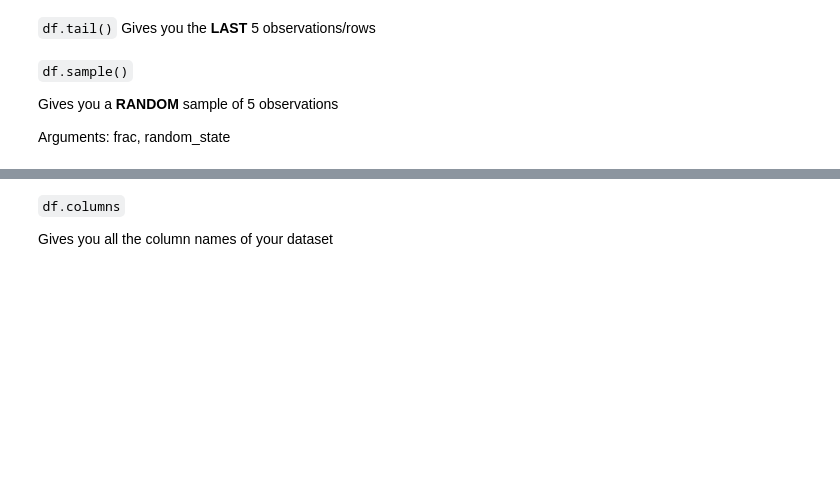
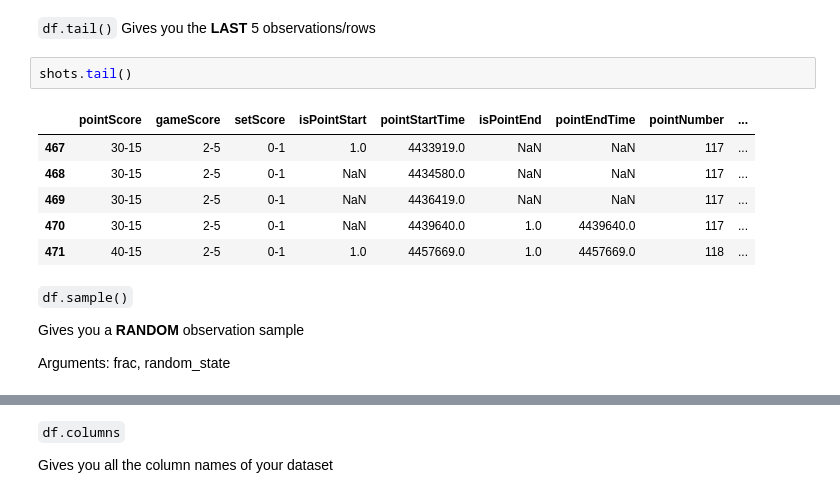
Before and after one commit to cjgimena/consulting-spring2025, a Jupyter notebook: week2.ipynb, the cells around one changed output, grey strips where cells are left out. Drawn from its saved outputs; the diff is of its cells as text; blank space fills up the shorter version.

```diff
--- a/week2.ipynb
+++ b/week2.ipynb
@@ -46,9 +66,18 @@ Gives you the **FIRST** 5 observations/rows
 # %% [markdown]
 `df.tail()`
 Gives you the **LAST** 5 observations/rows
+# %%
+shots.tail()
+# %% [output]
+|  | pointScore | gameScore | setScore | isPointStart | pointStartTime | isPointEnd | pointEndTime | pointNumber | ... |
+| 467 | 30-15 | 2-5 | 0-1 | 1.0 | 4433919.0 | NaN | NaN | 117 | ... |
+| 468 | 30-15 | 2-5 | 0-1 | NaN | 4434580.0 | NaN | NaN | 117 | ... |
+| 469 | 30-15 | 2-5 | 0-1 | NaN | 4436419.0 | NaN | NaN | 117 | ... |
+| 470 | 30-15 | 2-5 | 0-1 | NaN | 4439640.0 | 1.0 | 4439640.0 | 117 | ... |
+| 471 | 40-15 | 2-5 | 0-1 | 1.0 | 4457669.0 | 1.0 | 4457669.0 | 118 | ... |
 # %% [markdown]
 `df.sample()`
 
-Gives you a **RANDOM** sample of 5 observations
+Gives you a **RANDOM** observation sample
 
 Arguments: frac, random_state
```
Also changed, not shown: parts of 33 cells of this notebook.
